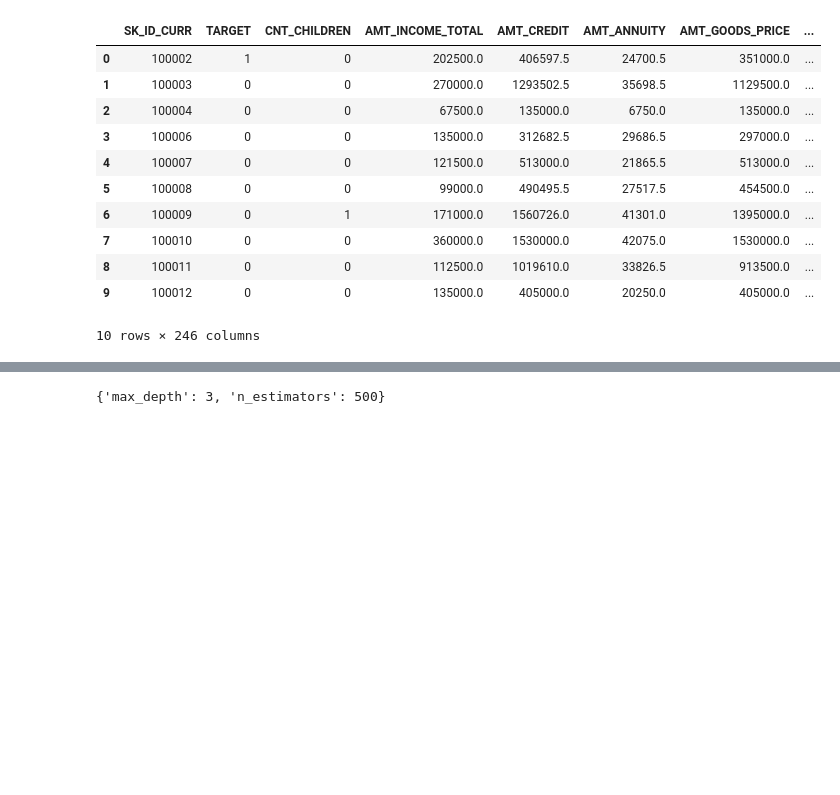
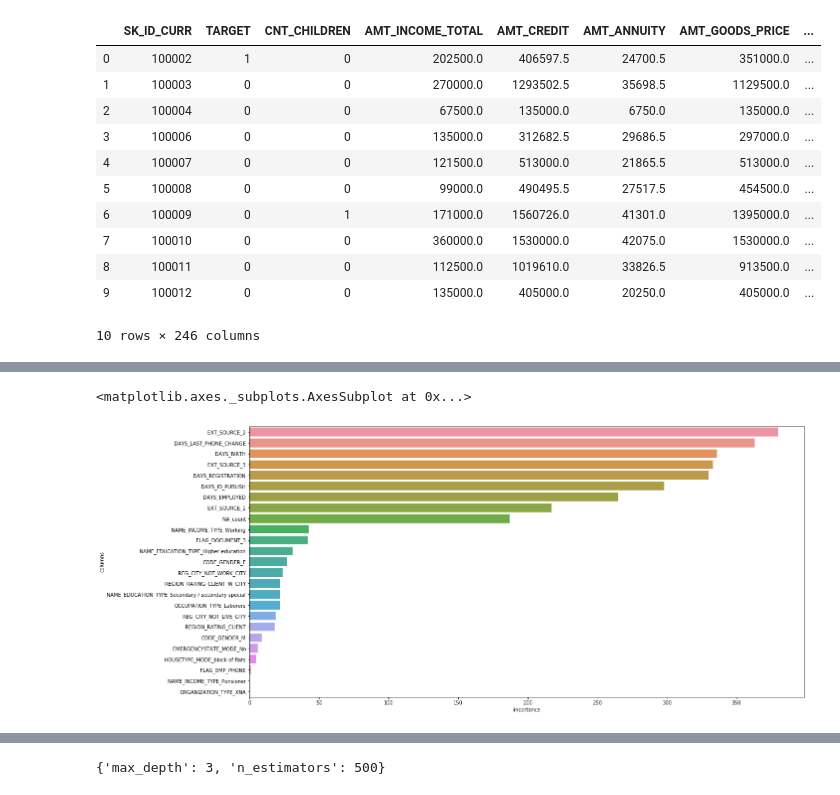
Before and after one commit to tazawanok/diveintocode-ml, a Jupyter notebook: Sprint1.ipynb, the cells around one changed output, grey strips where cells are left out. Saved outputs shown, nothing was run; the diff lists cells and outputs as text; code cells hidden in the pictures; blank space fills up the shorter version.

```diff
--- a/Sprint1.ipynb
+++ b/Sprint1.ipynb
@@ -605,0 +463,10 @@ y = application_mix2["TARGET"]
+# %%
+from sklearn.neighbors import LocalOutlierFactor
+clf = LocalOutlierFactor(n_neighbors=10)
+y_pred = clf.fit_predict(X_train)
+# 正常を1、異常を-1と出力するようです
+ANOMALY_DATA = -1
+predicted_outlier_index = np.where(y_pred == ANOMALY_DATA)
+print("外れ値の数:{}".format(len(predicted_outlier_index)))
+X_train = X_train.iloc[predicted_outlier_index]
+y_train = y_train.iloc[predicted_outlier_index]
@@ -605,0 +481,5 @@ y = application_mix2["TARGET"]
+# %%
+y_train = np.array(y_train)
+y_train
+y_test = np.array(y_test)
+y_test
@@ -605,0 +494,9 @@ y = application_mix2["TARGET"]
+# %%
+clf = lgb.LGBMClassifier().fit(X_train, y_train)
+y_pred =clf.predict(X_test)
+print(clf)
+print("正解率:{}".format(clf.score(X_test, y_test)))
+print("適合率:{}".format(precision_score(y_test,y_pred)))
+print("再現率:{}".format(recall_score(y_test,y_pred)))
+print("F値 :{}".format(f1_score(y_test,y_pred)))
+print(confusion_matrix(y_test,y_pred))
@@ -605,0 +522,7 @@ y = application_mix2["TARGET"]
+# %%
+importance = clf.feature_importances_.reshape(len(clf.feature_importances_),1)
+column = np.array(X.columns).reshape(len(clf.feature_importances_),1)
+feature = pd.DataFrame(np.hstack([column,importance]), columns=["columns", "inportance"])
+feature_sorted = feature.sort_values('inportance', ascending=False).reset_index()
+feature_sorted = feature_sorted.drop("index", axis=1)
+feature_sorted.head()
@@ -605,0 +536,7 @@ y = application_mix2["TARGET"]
+# %%
+import matplotlib.pyplot as plt
+plt.figure(figsize=(20, 10))
+sns.barplot(x="inportance", y="columns", data=feature_sorted)
+# %% [output]
+<matplotlib.axes._subplots.AxesSubplot at 0x...>
+[figure, added]
```
Also changed, not shown: parts of 100 cells of this notebook.
